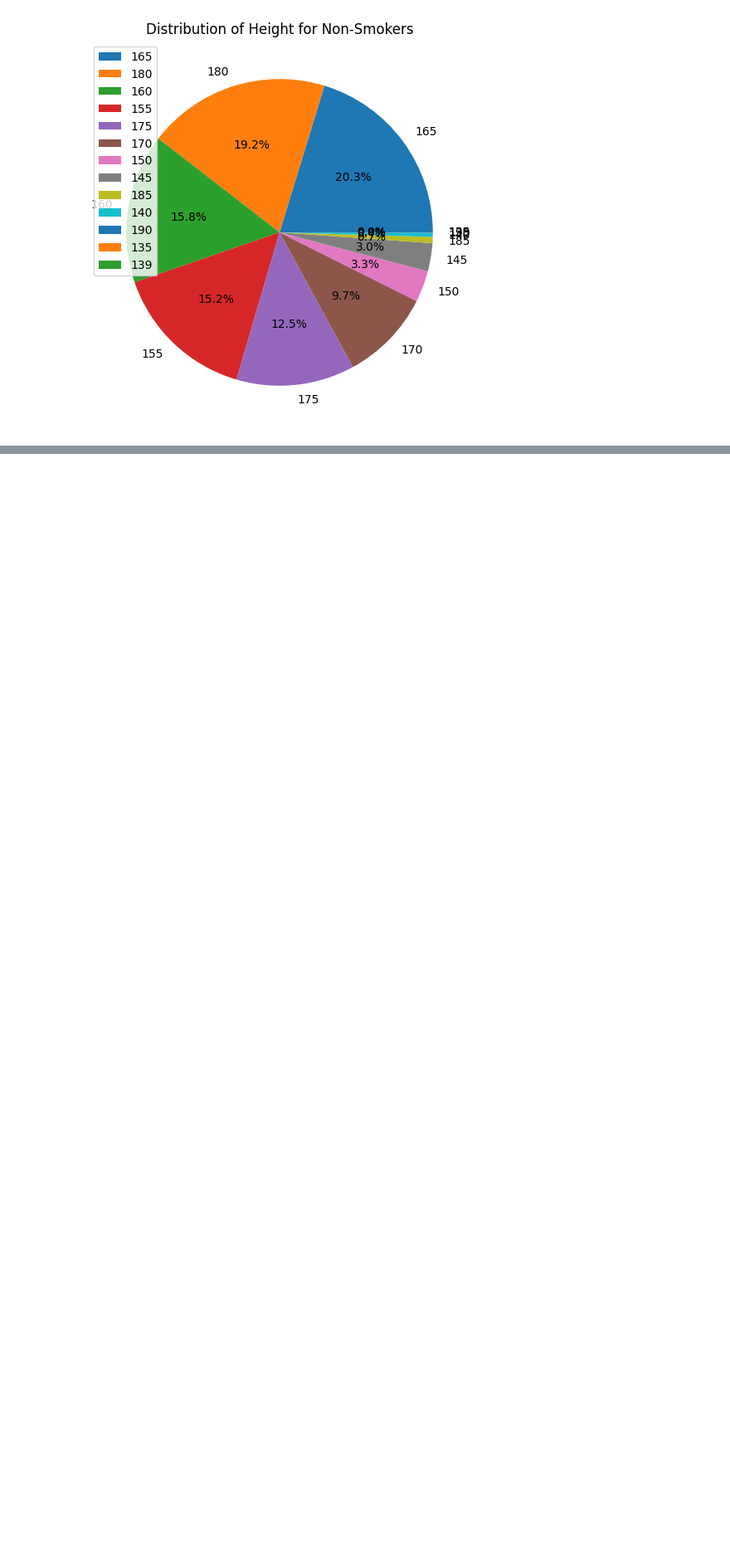
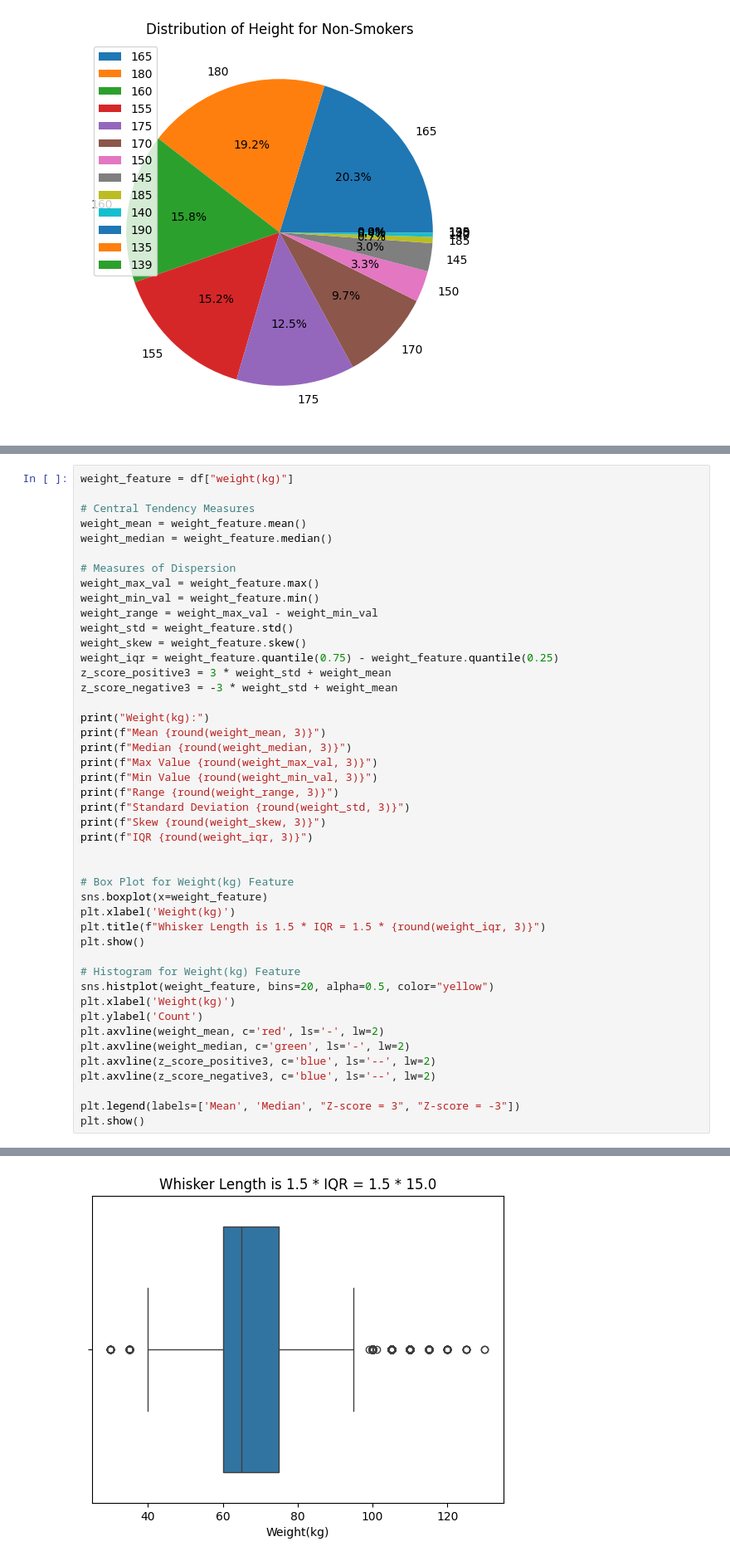
Before and after one commit to ahmedoy/SmokingData-Classification, a Jupyter notebook: data_analysis.ipynb, the cells around one changed output, grey strips where cells are left out. Shown at 83% size. Cells and saved outputs as stored; diff of their text form; blank space fills up the shorter version.

Commit message:
Weight Univariate Analysis

```diff
--- a/data_analysis.ipynb
+++ b/data_analysis.ipynb
@@ -794,0 +800,46 @@ plt.show()
+# %%
+weight_feature = df["weight(kg)"]
+
+# Central Tendency Measures
+weight_mean = weight_feature.mean()
+weight_median = weight_feature.median()
+
+# Measures of Dispersion
+weight_max_val = weight_feature.max()
+weight_min_val = weight_feature.min()
+weight_range = weight_max_val - weight_min_val
+weight_std = weight_feature.std()
+weight_skew = weight_feature.skew()
+weight_iqr = weight_feature.quantile(0.75) - weight_feature.quantile(0.25)
+z_score_positive3 = 3 * weight_std + weight_mean
+z_score_negative3 = -3 * weight_std + weight_mean
+
+print("Weight(kg):")
+print(f"Mean {round(weight_mean, 3)}")
+print(f"Median {round(weight_median, 3)}")
+print(f"Max Value {round(weight_max_val, 3)}")
+print(f"Min Value {round(weight_min_val, 3)}")
+print(f"Range {round(weight_range, 3)}")
+print(f"Standard Deviation {round(weight_std, 3)}")
+print(f"Skew {round(weight_skew, 3)}")
+print(f"IQR {round(weight_iqr, 3)}")
+
+
+# Box Plot for Weight(kg) Feature
+sns.boxplot(x=weight_feature)
+plt.xlabel('Weight(kg)')
+plt.title(f"Whisker Length is 1.5 * IQR = 1.5 * {round(weight_iqr, 3)}")
+plt.show()
+
+# Histogram for Weight(kg) Feature
+sns.histplot(weight_feature, bins=20, alpha=0.5, color="yellow")
+plt.xlabel('Weight(kg)')
+plt.ylabel('Count')
+plt.axvline(weight_mean, c='red', ls='-', lw=2)
+plt.axvline(weight_median, c='green', ls='-', lw=2)
+plt.axvline(z_score_positive3, c='blue', ls='--', lw=2)
+plt.axvline(z_score_negative3, c='blue', ls='--', lw=2)
+
+plt.legend(labels=['Mean', 'Median', "Z-score = 3", "Z-score = -3"])
+plt.show()
+# %% [output]
@@ -794,0 +855 @@ plt.show()
+[figure, added]
```
Also changed, not shown: parts of 3 cells of this notebook.
